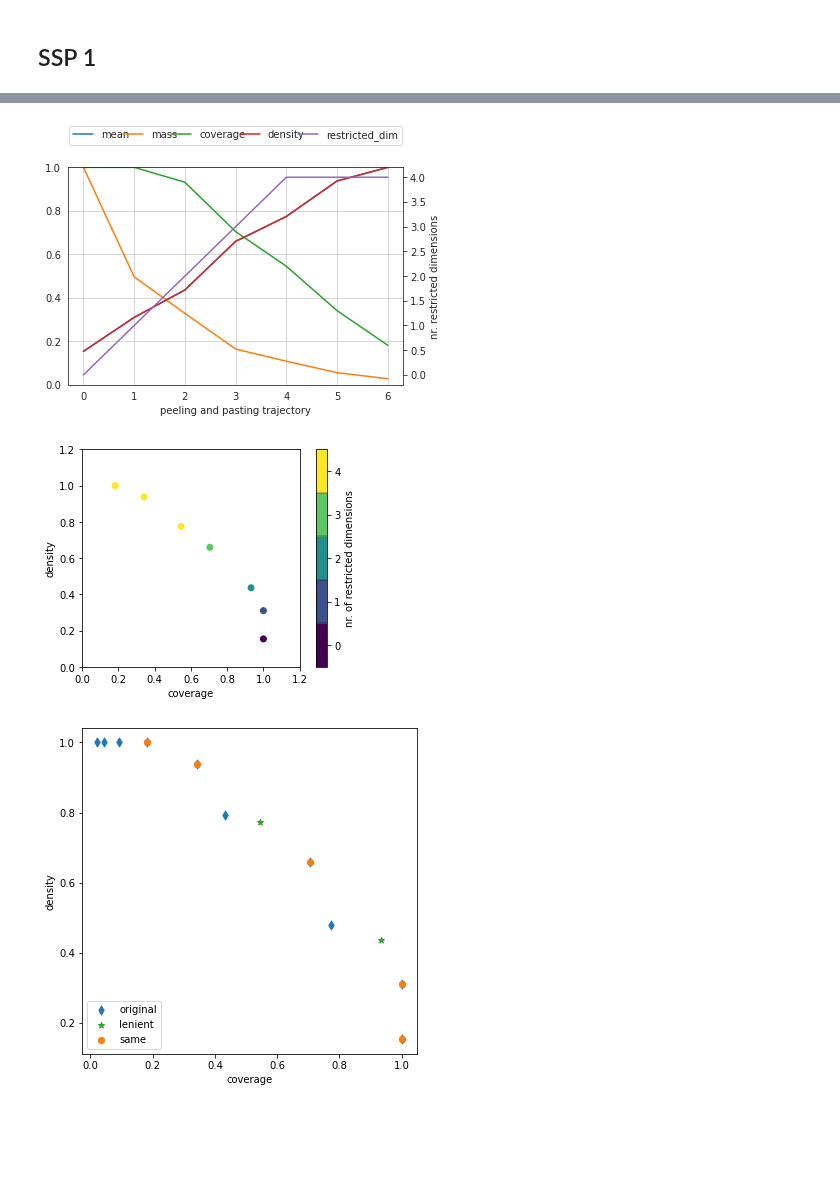
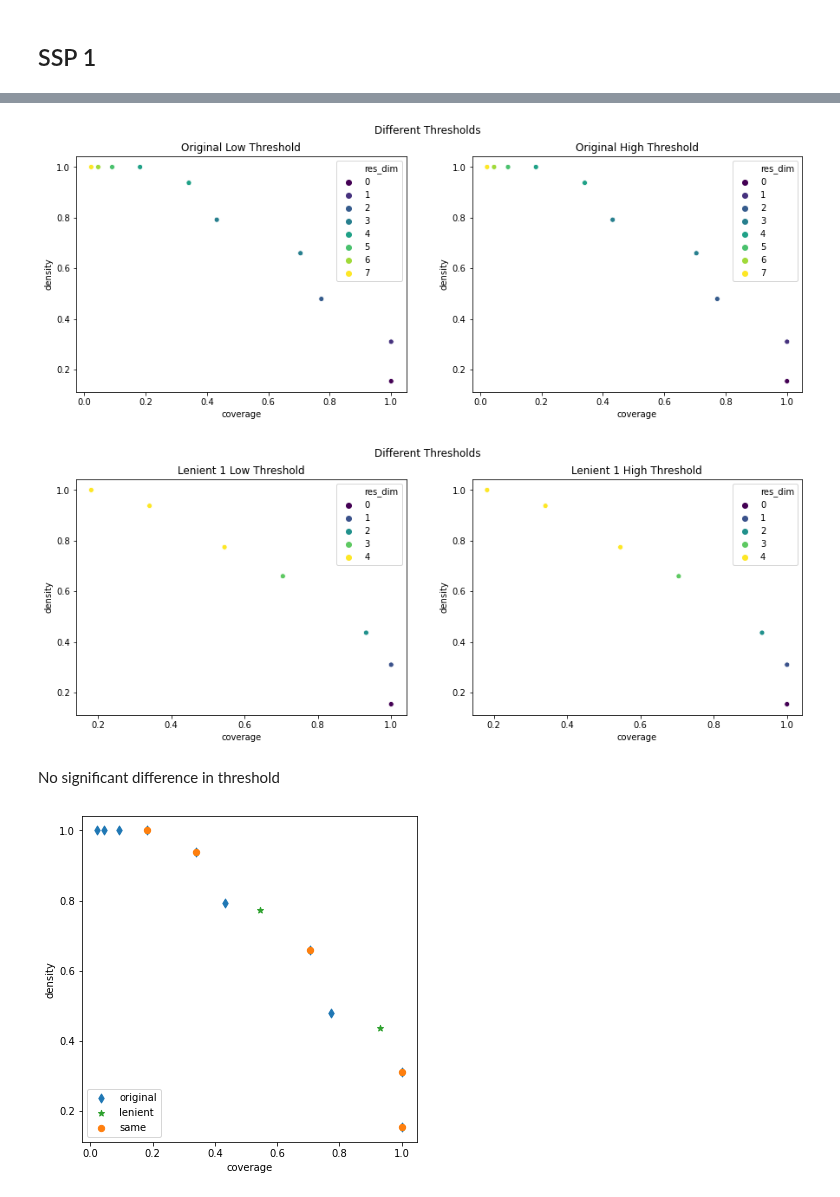
Before and after one commit to tamarvooijs/MBDM, a Jupyter notebook: Week 3-4 - vulnerability analysis/assignment 4 - scenario discovery.ipynb, the cells around one changed output, grey strips where cells are left out. Drawn from its saved outputs; the diff is of its cells as text; code cells hidden in the pictures; blank space fills up the shorter version.

```diff
--- a/Week 3-4 - vulnerability analysis/assignment 4 - scenario discovery.ipynb
+++ b/Week 3-4 - vulnerability analysis/assignment 4 - scenario discovery.ipynb
@@ -209,9 +222,14 @@ def make_comparison_plot(original_box, lenient_box):
 x1 = data.iloc[:, 0:7]
 y1 = data.iloc[:, 7].values
 
+#play with a high and low threshold
+ssp1_prim_obj_orig = prim.Prim(x1, y1, threshold=0.16, peel_alpha=0.1, mass_min=0.001, obj_function=PRIMObjectiveFunctions.ORIGINAL)
+ssp1_prim_obj_orig_high = prim.Prim(x1, y1, threshold=0.8, peel_alpha=0.1, mass_min=0.001, obj_function=PRIMObjectiveFunctions.ORIGINAL)
+ssp1_prim_obj_leni1 = prim.Prim(x1, y1, threshold=0.16, peel_alpha=0.1, mass_min=0.001)
+ssp1_prim_obj_leni1_high = prim.Prim(x1, y1, threshold=0.8, peel_alpha=0.1, mass_min=0.001)
 
-ssp1_prim_obj_orig = prim.Prim(x1, y1, threshold=0.16, peel_alpha=0.1, mass_min=0.001, obj_function=PRIMObjectiveFunctions.ORIGINAL)
-ssp1_prim_obj_leni1 = prim.Prim(x1, y1, threshold=0.16, peel_alpha=0.1, mass_min=0.001, obj_function=PRIMObjectiveFunctions.LENIENT1)
 
 ssp1_box_orig = ssp1_prim_obj_orig.find_box()
+ssp1_box_orig_high = ssp1_prim_obj_orig_high.find_box()
 ssp1_box_leni1 = ssp1_prim_obj_leni1.find_box()
+ssp1_box_leni1_high = ssp1_prim_obj_leni1_high.find_box()
@@ -226,11 +245,25 @@ plt.show()
-# %%
-with sns.axes_style("white"):
-    ssp1_box_leni1.show_ppt()
-ssp1_box_leni1.show_tradeoff()
-plt.show()
-# %% [output]
-[figure, removed]
-[figure, removed]
+# %%
+fig, axes = plt.subplots(1, 2, figsize=(15, 5))
+fig.suptitle('Different Thresholds')
+
+sns.scatterplot(ax=axes[0], x=ssp1_box_orig.peeling_trajectory['coverage'], y=ssp1_box_orig.peeling_trajectory['density'], hue=ssp1_box_orig.peeling_trajectory['res_dim'],palette='viridis', legend='full')
+axes[0].set_title('Original Low Threshold');
+sns.scatterplot(ax=axes[1], x=ssp1_box_orig_high.peeling_trajectory['coverage'], y=ssp1_box_orig_high.peeling_trajectory['density'], hue=ssp1_box_orig_high.peeling_trajectory['res_dim'],palette='viridis', legend='full')
+axes[1].set_title('Original High Threshold');
+# %% [output]
+[figure, added]
+# %%
+fig, axes = plt.subplots(1, 2, figsize=(15, 5))
+fig.suptitle('Different Thresholds')
+
+sns.scatterplot(ax=axes[0], x=ssp1_box_leni1.peeling_trajectory['coverage'], y=ssp1_box_leni1.peeling_trajectory['density'], hue=ssp1_box_leni1.peeling_trajectory['res_dim'],palette='viridis',legend='full')
+axes[0].set_title('Lenient 1 Low Threshold');
+sns.scatterplot(ax=axes[1], x=ssp1_box_leni1_high.peeling_trajectory['coverage'], y=ssp1_box_leni1_high.peeling_trajectory['density'], hue=ssp1_box_leni1_high.peeling_trajectory['res_dim'],palette='viridis',legend='full')
+axes[1].set_title('Lenient 1 High Threshold');
+# %% [output]
+[figure, added]
+# %% [markdown]
+No significant difference in threshold
 # %%
 make_comparison_plot(ssp1_box_orig, ssp1_box_leni1)
 plt.show()
```
Also changed, not shown: parts of 32 cells of this notebook.
